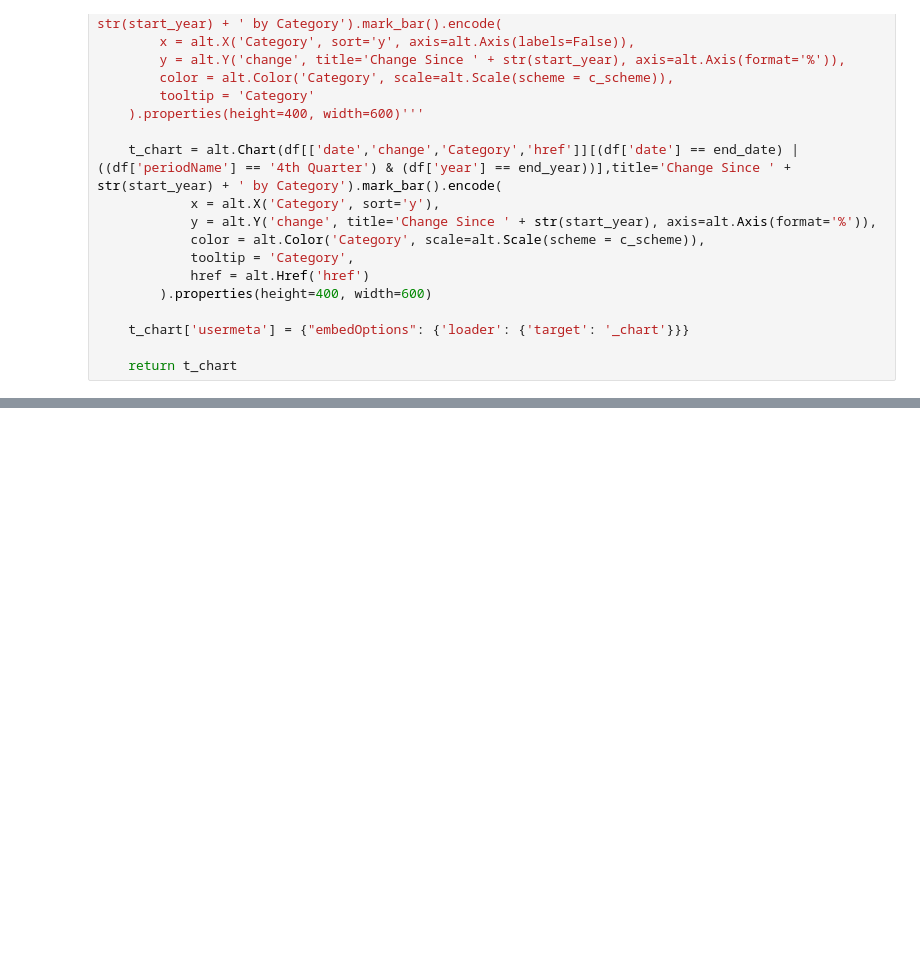
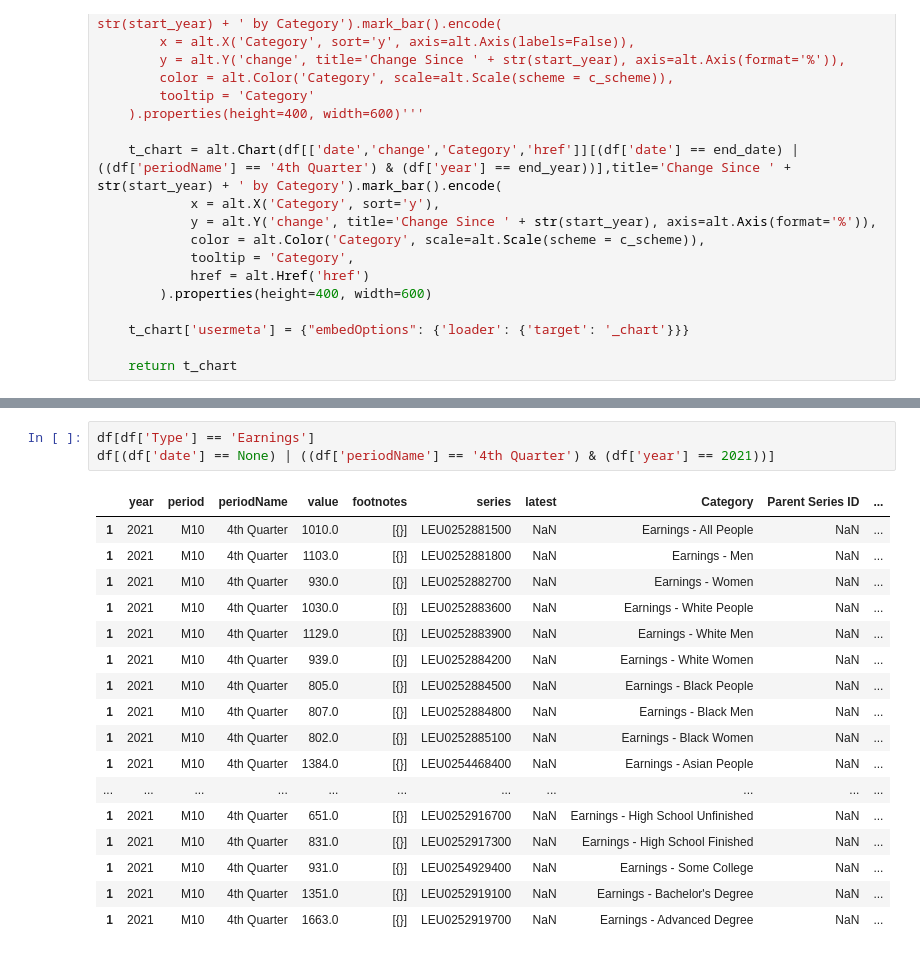
Before and after one commit to steve-hewitt/W209-Final, a Jupyter notebook: Flask/Simulated_Flask_Test_Args.ipynb, the cells around one changed output, grey strips where cells are left out. Saved outputs shown, nothing was run; the diff lists cells and outputs as text; blank space fills up the shorter version.

```diff
--- a/Flask/Simulated_Flask_Test_Args.ipynb
+++ b/Flask/Simulated_Flask_Test_Args.ipynb
@@ -213,0 +232,21 @@ See the caveats in the documentation: https://pandas.pydata.org/pandas-docs/stab
+# %%
+df[df['Type'] == 'Earnings']
+df[(df['date'] == None) | ((df['periodName'] == '4th Quarter') & (df['year'] == 2021))]
+# %% [output]
+|  | year | period | periodName | value | footnotes | series | latest | Category | Parent Series ID | ... |
+| 1 | 2021 | M10 | 4th Quarter | 1010.0 | [{}] | LEU0252881500 | NaN | Earnings - All People | NaN | ... |
+| 1 | 2021 | M10 | 4th Quarter | 1103.0 | [{}] | LEU0252881800 | NaN | Earnings - Men | NaN | ... |
+| 1 | 2021 | M10 | 4th Quarter | 930.0 | [{}] | LEU0252882700 | NaN | Earnings - Women | NaN | ... |
+| 1 | 2021 | M10 | 4th Quarter | 1030.0 | [{}] | LEU0252883600 | NaN | Earnings - White People | NaN | ... |
+| 1 | 2021 | M10 | 4th Quarter | 1129.0 | [{}] | LEU0252883900 | NaN | Earnings - White Men | NaN | ... |
+| 1 | 2021 | M10 | 4th Quarter | 939.0 | [{}] | LEU0252884200 | NaN | Earnings - White Women | NaN | ... |
+| 1 | 2021 | M10 | 4th Quarter | 805.0 | [{}] | LEU0252884500 | NaN | Earnings - Black People | NaN | ... |
+| 1 | 2021 | M10 | 4th Quarter | 807.0 | [{}] | LEU0252884800 | NaN | Earnings - Black Men | NaN | ... |
+| 1 | 2021 | M10 | 4th Quarter | 802.0 | [{}] | LEU0252885100 | NaN | Earnings - Black Women | NaN | ... |
+| 1 | 2021 | M10 | 4th Quarter | 1384.0 | [{}] | LEU0254468400 | NaN | Earnings - Asian People | NaN | ... |
+| ... | ... | ... | ... | ... | ... | ... | ... | ... | ... | ... |
+| 1 | 2021 | M10 | 4th Quarter | 651.0 | [{}] | LEU0252916700 | NaN | Earnings - High School Unfinished | NaN | ... |
+| 1 | 2021 | M10 | 4th Quarter | 831.0 | [{}] | LEU0252917300 | NaN | Earnings - High School Finished | NaN | ... |
+| 1 | 2021 | M10 | 4th Quarter | 931.0 | [{}] | LEU0254929400 | NaN | Earnings - Some College | NaN | ... |
+| 1 | 2021 | M10 | 4th Quarter | 1351.0 | [{}] | LEU0252919100 | NaN | Earnings - Bachelor's Degree | NaN | ... |
+| 1 | 2021 | M10 | 4th Quarter | 1663.0 | [{}] | LEU0252919700 | NaN | Earnings - Advanced Degree | NaN | ... |
```
Also changed, not shown: parts of 16 cells of this notebook, 1 other file.
